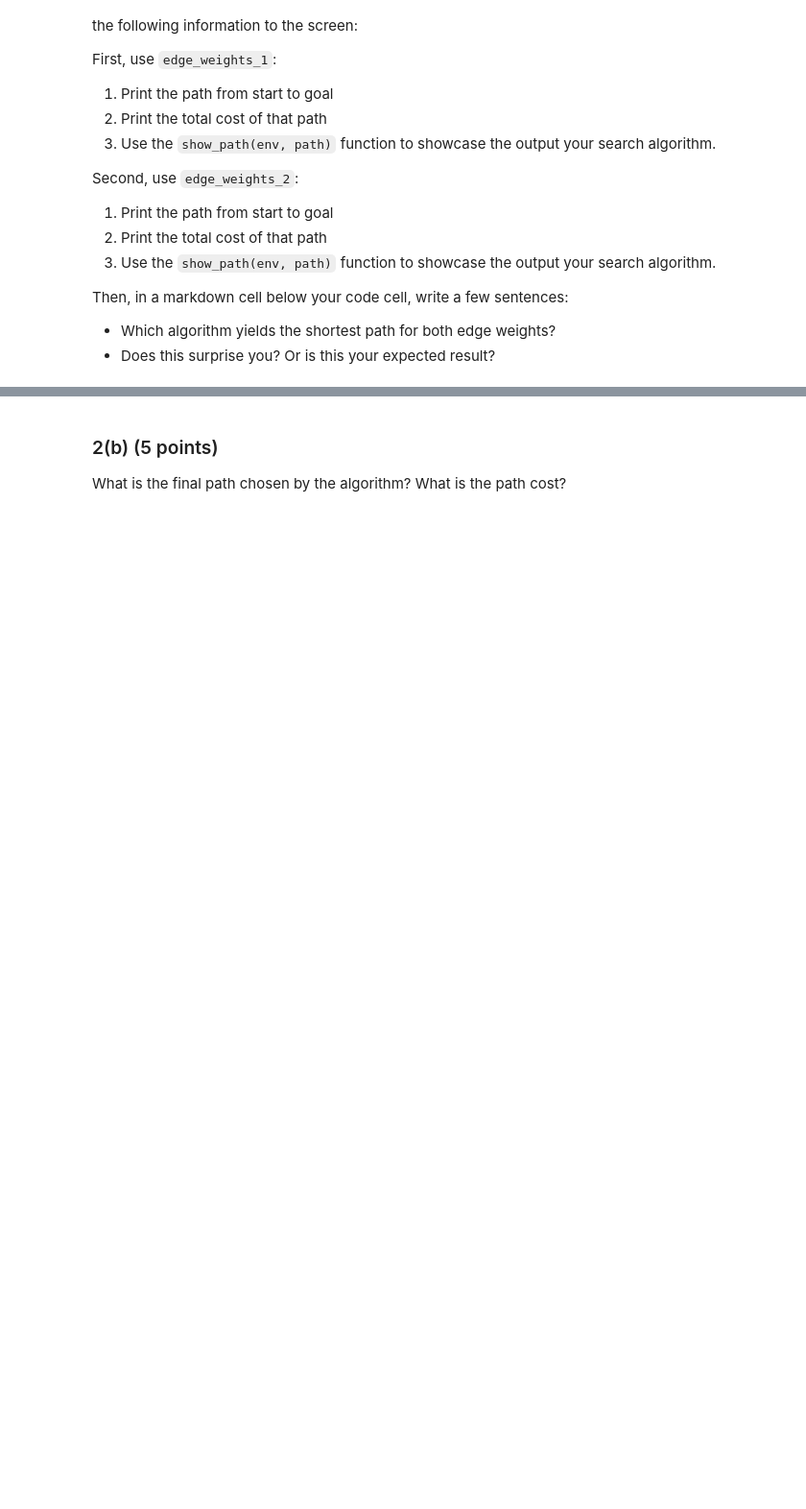
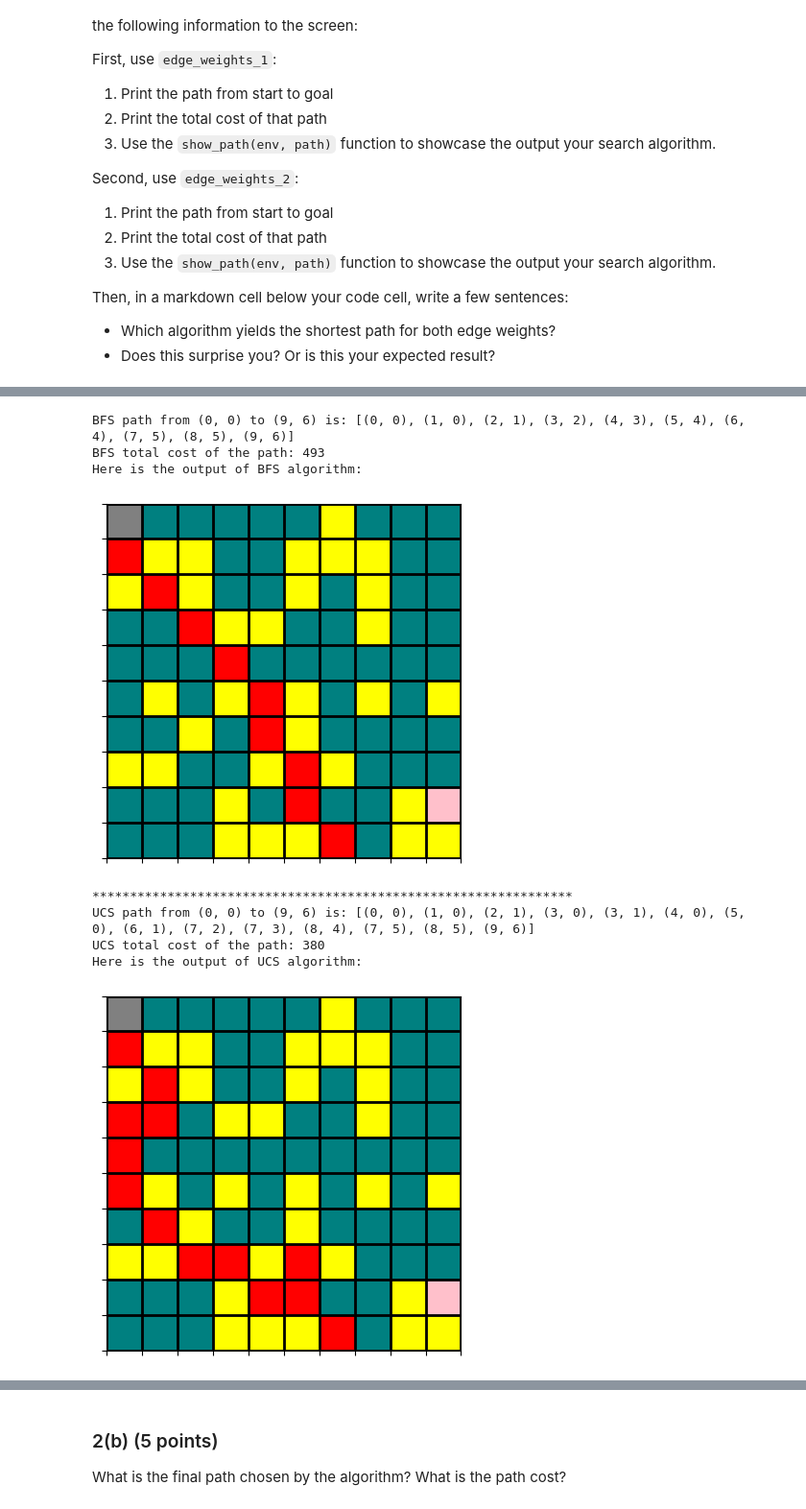
Before and after one commit to abo3abd-y/CSCI-3202---Intro-to-Artificial-Intelligence---Fall-2025, a Jupyter notebook: Homeworks/HW 3/Homework 3_Lastname_Firstname.ipynb, the cells around one changed output, grey strips where cells are left out. Shown at 96% size. Cells and saved outputs as stored; diff of their text form; code cells hidden in the pictures; blank space fills up the shorter version.

```diff
--- a/Homeworks/HW 3/Homework 3_Lastname_Firstname.ipynb
+++ b/Homeworks/HW 3/Homework 3_Lastname_Firstname.ipynb
@@ -285,0 +394,26 @@ Then, in a markdown cell below your code cell, write a few sentences:
+# %%
+# Your solution here
+start = (0,0)
+goal = (9,6)
+path_bfs, cost_bfs = breadth_first(start, goal, edge_weights_2, True)
+print(f"BFS path from {start} to {goal} is: {path_bfs} ")
+print(f"BFS total cost of the path: {cost_bfs}")
+print("Here is the output of BFS algorithm:")
+show_path(env, path_bfs)
+
+print("****************************************************************")
+path_ucs, cost_ucs = uniform_search(start, goal, edge_weights_2, True)
+print(f"UCS path from {start} to {goal} is: {path_ucs} ")
+print(f"UCS total cost of the path: {cost_ucs}")
+print("Here is the output of UCS algorithm:")
+show_path(env, path_ucs)
+# %% [output]
+BFS path from (0, 0) to (9, 6) is: [(0, 0), (1, 0), (2, 1), (3, 2), (4, 3), (5, 4), (6, 4), (7, 5), (8, 5), (9, 6)]
+BFS total cost of the path: 493
+Here is the output of BFS algorithm:
+[figure, added]
+****************************************************************
+UCS path from (0, 0) to (9, 6) is: [(0, 0), (1, 0), (2, 1), (3, 0), (3, 1), (4, 0), (5, 0), (6, 1), (7, 2), (7, 3), (8, 4), (7, 5), (8, 5), (9, 6)]
+UCS total cost of the path: 380
+Here is the output of UCS algorithm:
+[figure, added]
```
Also changed, not shown: parts of 23 cells of this notebook.
